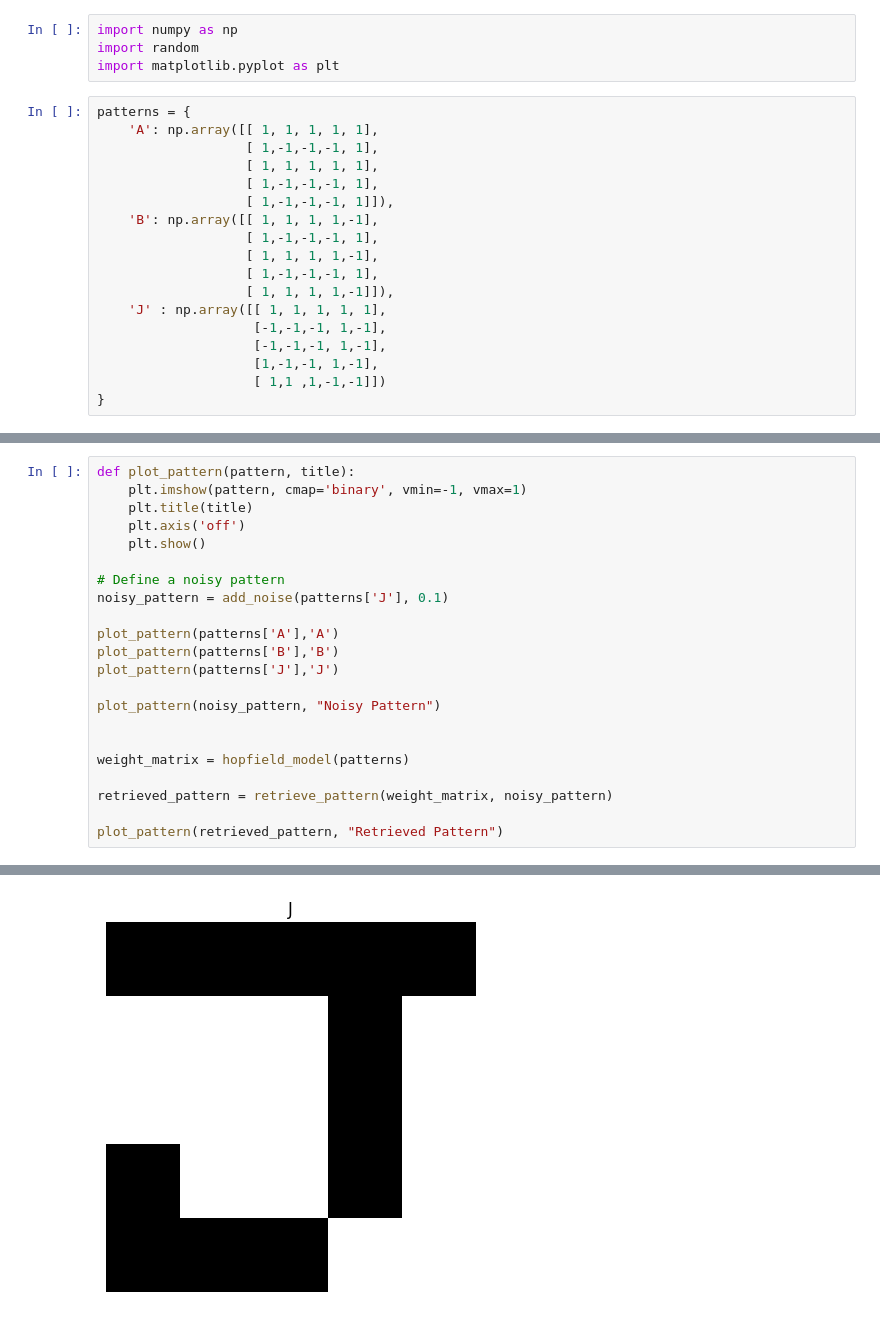
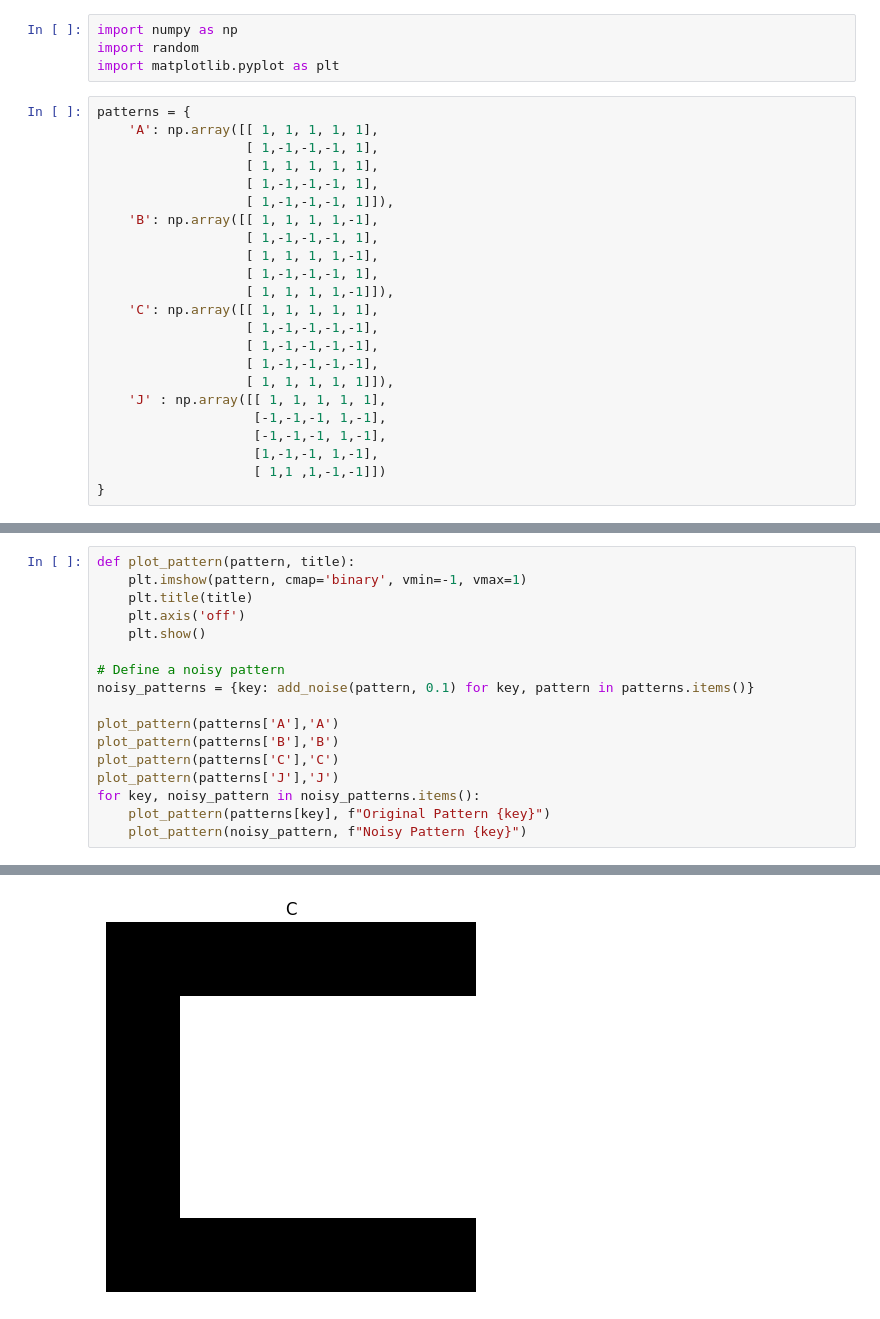
Before and after one commit to Georg1604/SIA-TP4, a Jupyter notebook: Exercise2/hopfield.ipynb, the cells around one changed output, grey strips where cells are left out. Saved outputs shown, nothing was run; the diff lists cells and outputs as text.

```diff
--- a/Exercise2/hopfield.ipynb
+++ b/Exercise2/hopfield.ipynb
@@ -14,6 +14,11 @@ patterns = {
                    [ 1, 1, 1, 1,-1],
                    [ 1,-1,-1,-1, 1],
                    [ 1, 1, 1, 1,-1]]),
+    'C': np.array([[ 1, 1, 1, 1, 1],
+                   [ 1,-1,-1,-1,-1],
+                   [ 1,-1,-1,-1,-1],
+                   [ 1,-1,-1,-1,-1],
+                   [ 1, 1, 1, 1, 1]]),
     'J' : np.array([[ 1, 1, 1, 1, 1],
                     [-1,-1,-1, 1,-1],
                     [-1,-1,-1, 1,-1],
@@ -49,26 +72,21 @@ def retrieve_pattern(weight_matrix, pattern):
 # %%
 def plot_pattern(pattern, title):
     plt.imshow(pattern, cmap='binary', vmin=-1, vmax=1)
     plt.title(title)
     plt.axis('off')
     plt.show()
 
 # Define a noisy pattern
-noisy_pattern = add_noise(patterns['J'], 0.1)
+noisy_patterns = {key: add_noise(pattern, 0.1) for key, pattern in patterns.items()}
 
 plot_pattern(patterns['A'],'A')
 plot_pattern(patterns['B'],'B')
+plot_pattern(patterns['C'],'C')
 plot_pattern(patterns['J'],'J')
-
-plot_pattern(noisy_pattern, "Noisy Pattern")
-
-
-weight_matrix = hopfield_model(patterns)
-
-retrieved_pattern = retrieve_pattern(weight_matrix, noisy_pattern)
-
-plot_pattern(retrieved_pattern, "Retrieved Pattern")
+for key, noisy_pattern in noisy_patterns.items():
+    plot_pattern(patterns[key], f"Original Pattern {key}")
+    plot_pattern(noisy_pattern, f"Noisy Pattern {key}")
 # %% [output]
 [figure]
 [figure]
-[figure, old version]
+[figure, new version]
```
Also changed, not shown: parts of 3 cells of this notebook.
